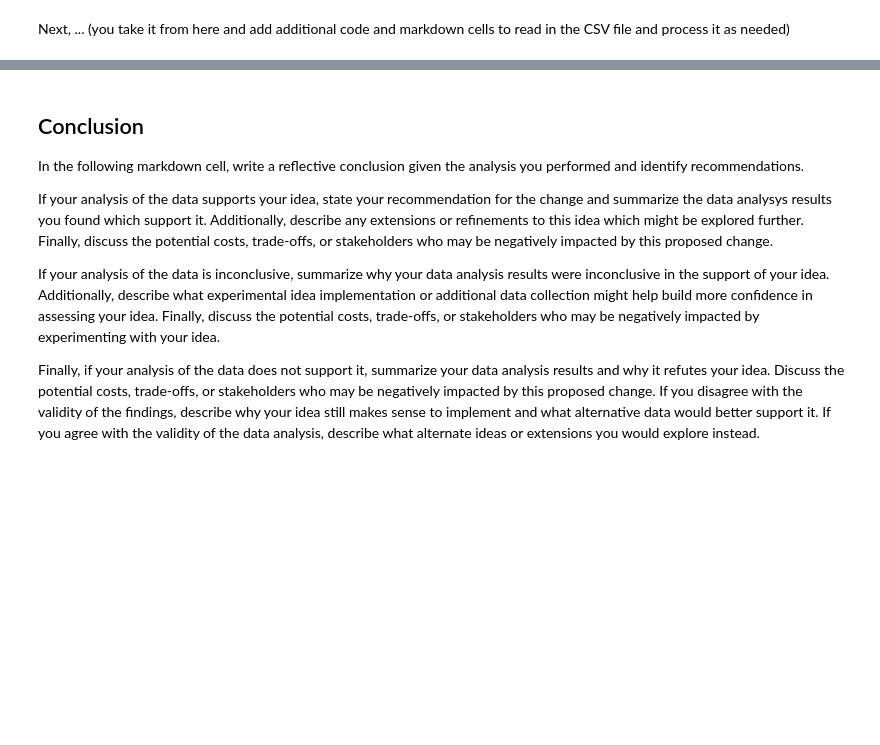
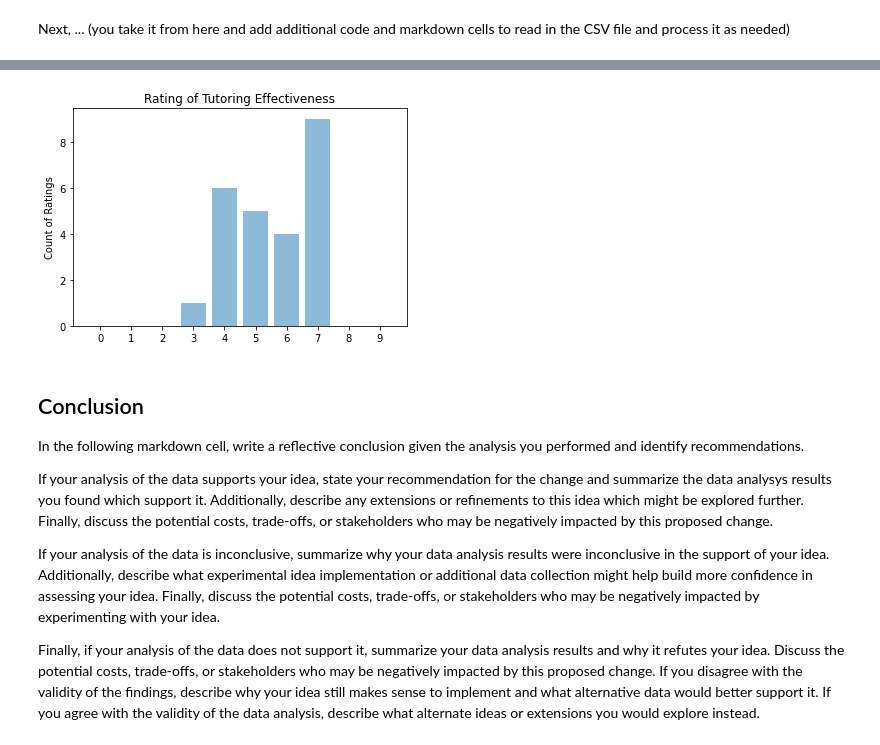
Before and after one commit to zmadui/comp110-22s-workspace, a Jupyter notebook: exercises/ex08/analysis.ipynb, the cells around one changed output, grey strips where cells are left out. Drawn from its saved outputs; the diff is of its cells as text; code cells hidden in the pictures; blank space fills up the shorter version.

```diff
--- a/exercises/ex08/analysis.ipynb
+++ b/exercises/ex08/analysis.ipynb
@@ -74,3 +222,20 @@ SURVEY_DATA_CSV_FILE_PATH: str = "../../data/survey.csv"
+# %%
+import matplotlib.pyplot as plt
+import numpy as np
+import matplotlib.pyplot as plt
+
+labels = ['0', '1', '2', '3', '4', '5', '6', '7', '8', '9']
+y_pos = [1, 2, 3, 4, 5, 6, 7, 8, 9, 10]
+performance = [0,0,0,1,6,5,4,9,0,0]
+
+plt.bar(y_pos, performance, align='center', alpha=0.5)
+plt.xticks(y_pos, labels)
+plt.ylabel('Count of Ratings')
+plt.title('Rating of Tutoring Effectiveness')
+
+plt.show()
+# %% [output]
+[figure, added]
 # %% [markdown]
 ## Conclusion
 
```
Also changed, not shown: parts of 23 cells of this notebook, 2 other files.
